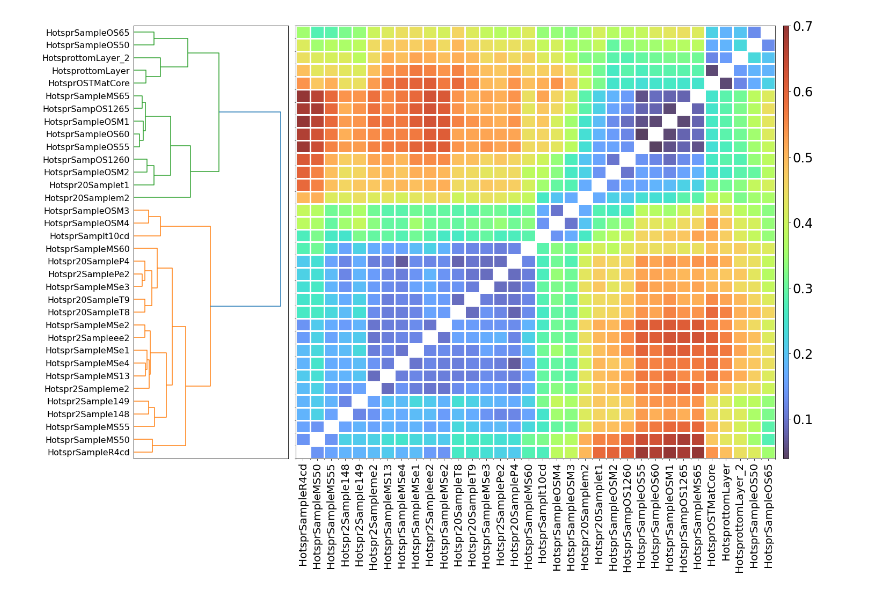
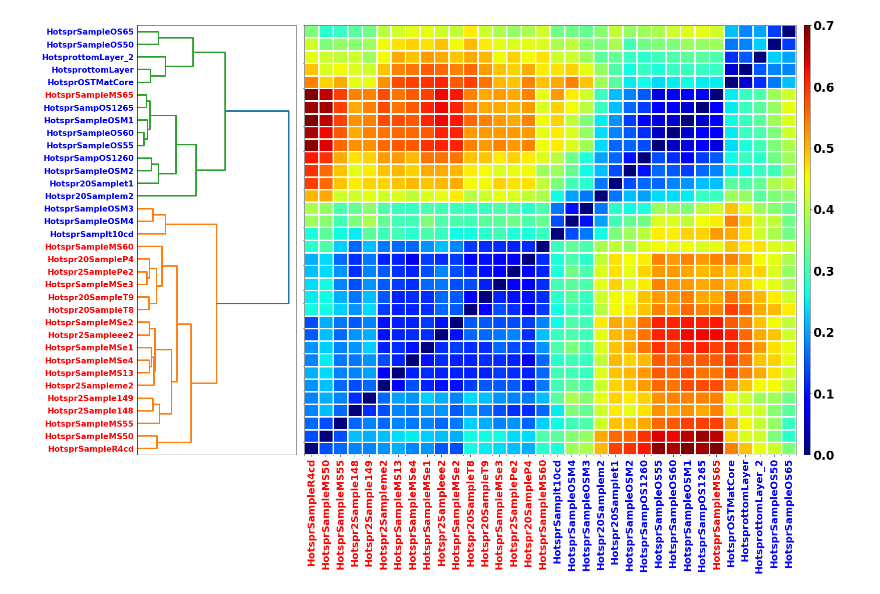
Before and after one commit to hsmurali/Hot_Springs_Analysis, a Jupyter notebook: Scripts/Strain-Analysis/Synechococcus_Paper/Cluster_Presence_Absence_Matrix_Novel_Contigs.ipynb, the cells around one changed output. Saved outputs shown, nothing was run; the diff lists cells and outputs as text; code cells hidden in the pictures.

```diff
--- a/Scripts/Strain-Analysis/Synechococcus_Paper/Cluster_Presence_Absence_Matrix_Novel_Contigs.ipynb
+++ b/Scripts/Strain-Analysis/Synechococcus_Paper/Cluster_Presence_Absence_Matrix_Novel_Contigs.ipynb
@@ -5,8 +5,8 @@ import matplotlib.pyplot as plt
 import scipy.cluster.hierarchy as sch
 from scipy.spatial.distance import pdist, squareform
 
-rcParams = {'font.size': 24 , 'font.weight': 'normal', 'font.family': 'sans-serif',
-            'axes.unicode_minus':False, 'axes.labelweight':'normal'}
+rcParams = {'font.size': 24 , 'font.weight': 'bold', 'font.family': 'sans-serif',
+            'axes.unicode_minus':False, 'axes.labelweight':'normal', 'lines.linewidth':3}
 # %%
 df = pd.read_csv('/Users/harihara/Research-Activities/Data/Hot-Spring/Novel-Regions-Breadth-Coverage-Summary.txt', sep = "\t")
 df = df.set_index('Sample')
@@ -14,45 +14,56 @@ FM = df.values#df.filter(regex = "Group_*").values
 FM[FM < 95] = 0
 FM[FM >= 95] = 1
 
+df_Metadata = pd.read_csv('/Users/harihara/Research-Activities/Data/Hot-Spring/hotspring_metadata.csv',
+                          sep = ",", index_col = 'SampleID')
+sample_spring = dict(zip(df_Metadata.index.tolist(), df_Metadata.Spring_Name.tolist()))
 Dist_Mat = squareform(pdist(FM, metric = "hamming"))
 # %%
 plt.rcParams.update(rcParams)
 
 MAT = Dist_Mat
 
-fig = plt.figure(figsize=(20,16))
+fig = plt.figure(figsize=(22,17))
 axdendro = fig.add_axes([0.12,0.25,0.2,0.7])
 Y = sch.linkage(MAT, method='complete',optimal_ordering=True)
 Z = sch.dendrogram(Y, orientation='right', color_threshold = 0.6*max(Y[:,2]))
 index = Z['leaves']
 ticks = np.array(df.index.tolist())
 axdendro.set_xticks([])
 axdendro.set_yticklabels(ticks[index], size = 16)
+a = [axdendro.get_yticklabels()[i].set_color('red')
+     if (sample_spring[ticks[index][i]] == 'Mushroom' )
+     else axdendro.get_yticklabels()[i].set_color('blue')
+     for i in range(len(axdendro.get_yticklabels()))]
 
 axmatrix = fig.add_axes([0.33,0.25,0.62,0.7])
 
 MAT = MAT[index,:]
 MAT = MAT[:,index]
 MAT = np.round(MAT, 2)
-MAT[MAT == 0] = np.inf
-im = axmatrix.imshow(MAT, aspect='auto', origin='lower', interpolation = 'none', cmap = 'turbo', alpha = 0.8)
+#MAT[MAT == 0] = np.inf
+im = axmatrix.imshow(MAT, aspect='auto', origin='lower', interpolation = 'none', cmap = 'jet', alpha = 1)
 axmatrix.set_xticks(list(range(0, len(ticks))))
 axmatrix.set_xticklabels(ticks[index], rotation = 90, size = 20)
 axmatrix.xaxis.set_ticks_position('bottom')
 ng = len(ticks)
 axmatrix.set_xticks(np.arange(-.5, 34, 1), minor=True)
 axmatrix.set_yticks(np.arange(-.5, 34, 1), minor=True)
+a = [axmatrix.get_xticklabels()[i].set_color('red')
+     if (sample_spring[ticks[index][i]] == 'Mushroom' )
+     else axmatrix.get_xticklabels()[i].set_color('blue')
+     for i in range(len(axmatrix.get_xticklabels()))]
 
 # Gridlines based on minor ticks
-axmatrix.grid(which='minor', color='w', linestyle='-', linewidth=3)
+axmatrix.grid(which='minor', color='white', linestyle='-', linewidth=3)
 
 axmatrix.set_yticks([])
 
 axcolor = fig.add_axes([0.96,0.25,0.0075,0.7])
 plt.colorbar(im, cax=axcolor)
 
-fig.subplots_adjust(bottom = 0.001)
+fig.subplots_adjust(bottom = 0.001, left = 0.01)
 fig.savefig('/Users/harihara/Research-Activities/Plots/Hot_Spring_Plots/Synechococcus-Paper/\
 Cluster_Novel_Contigs(Reads).pdf')
 # %% [output]
-[figure, old version]
+[figure, new version]
```
Also changed, not shown: 1 other file.
